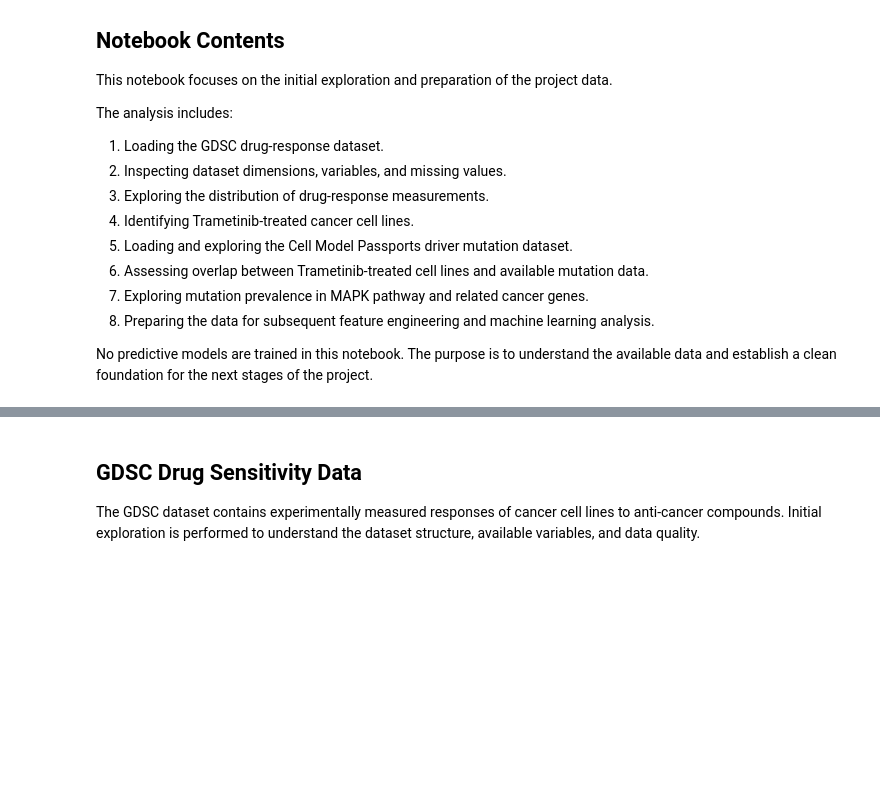
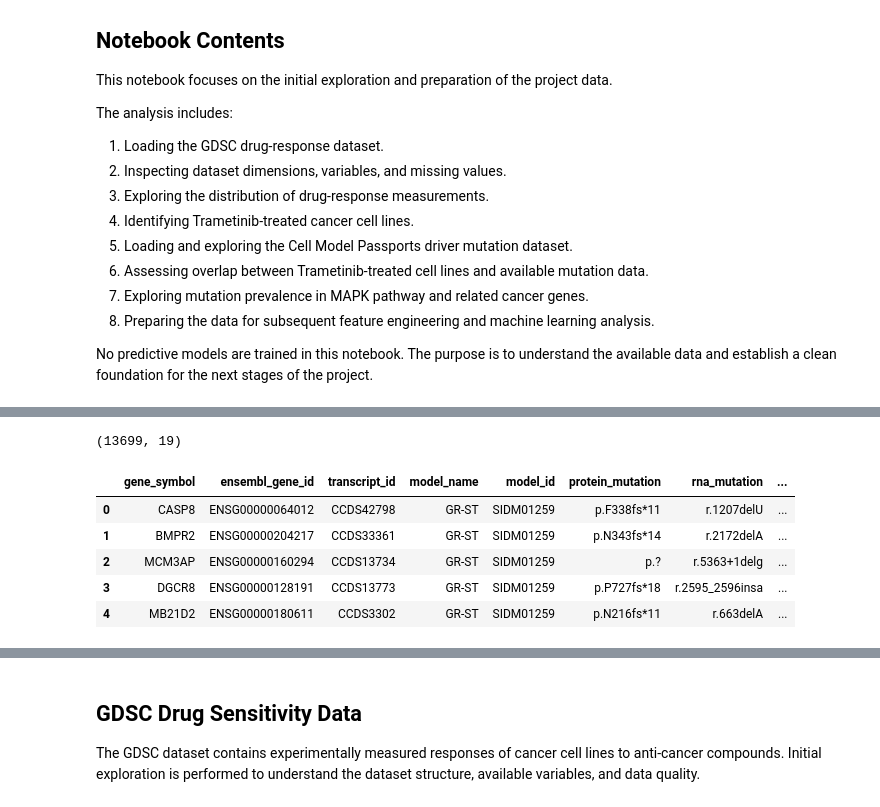
Before and after one commit to carolinemalaihull/trametinib-drug-response-ml, a Jupyter notebook: notebooks/01_data_exploration.ipynb, the cells around one changed output, grey strips where cells are left out. Drawn from its saved outputs; the diff is of its cells as text; code cells hidden in the pictures; blank space fills up the shorter version.

Commit message:
First draft of driver mutations and drug sensitivity preprocessing

```diff
--- a/notebooks/01_data_exploration.ipynb
+++ b/notebooks/01_data_exploration.ipynb
@@ -46,0 +51,13 @@ mutations = pd.read_csv("../data/mutations_summary.csv")
+# %%
+mutations.shape
+# %% [output]
+(13699, 19)
+# %%
+mutations.head()
+# %% [output]
+|  | gene_symbol | ensembl_gene_id | transcript_id | model_name | model_id | protein_mutation | rna_mutation | ... |
+| 0 | CASP8 | ENSG00000064012 | CCDS42798 | GR-ST | SIDM01259 | p.F338fs*11 | r.1207delU | ... |
+| 1 | BMPR2 | ENSG00000204217 | CCDS33361 | GR-ST | SIDM01259 | p.N343fs*14 | r.2172delA | ... |
+| 2 | MCM3AP | ENSG00000160294 | CCDS13734 | GR-ST | SIDM01259 | p.? | r.5363+1delg | ... |
+| 3 | DGCR8 | ENSG00000128191 | CCDS13773 | GR-ST | SIDM01259 | p.P727fs*18 | r.2595_2596insa | ... |
+| 4 | MB21D2 | ENSG00000180611 | CCDS3302 | GR-ST | SIDM01259 | p.N216fs*11 | r.663delA | ... |
```
Also changed, not shown: parts of 7 cells of this notebook, 1 other file.
